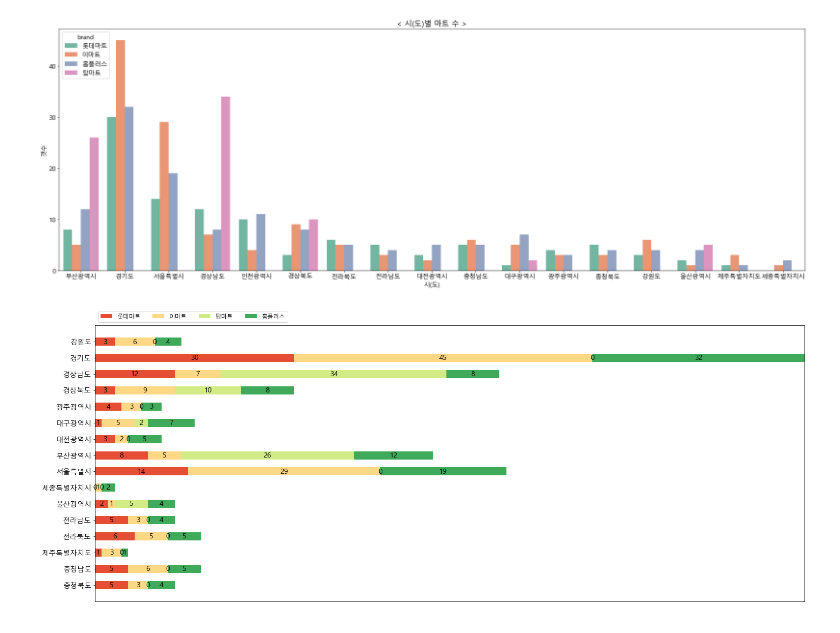
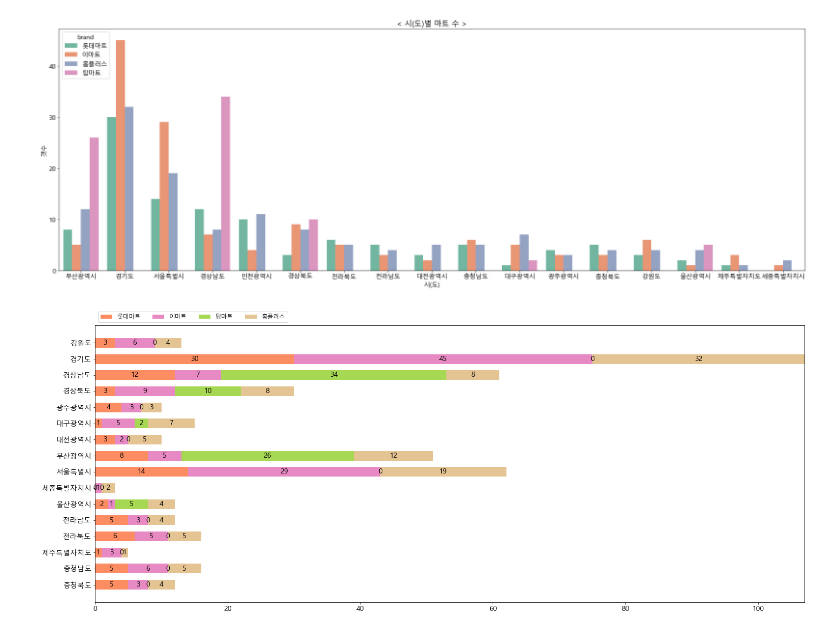
Before and after one commit to sohee0/4Mart, a Jupyter notebook: total/data_chart.ipynb, the cells around one changed output. Cells and saved outputs as stored; diff of their text form; code cells hidden in the pictures.

```diff
--- a/total/data_chart.ipynb
+++ b/total/data_chart.ipynb
@@ -77,8 +78,7 @@ Text(0, 0.5, '갯수')
 # %%
 
 
-category_names = ['롯데마트', '이마트',
-                  '탑마트', '홈플러스']
+category_names = ['롯데마트', '이마트', '탑마트', '홈플러스']
 results = {
     '강원도': [3,6,0,4],
     '경기도': [30,45,0,32],
@@ -97,48 +97,36 @@ results = {
     '충청남도': [5,6,0,5],
     '충청북도': [5,3,0,4],
 
 }
 
+def mart(count, brand):
 
-
-def mart(count, brand):
-    """
-    Parameters
-    ----------
-    results : dict
-        A mapping from question labels to a list of answers per category.
-        It is assumed all lists contain the same number of entries and that
-        it matches the length of *category_names*.
-    category_names : list of str
-        The category labels.
-    """
     labels = list(results.keys())
     data = np.array(list(results.values()))
     data_cum = data.cumsum(axis=1)
-    category_colors = plt.colormaps['RdYlGn'](
+    category_colors = plt.colormaps['Set2'](
         np.linspace(0.15, 0.85, data.shape[1]))
 
     fig, ax = plt.subplots(figsize=(25, 10))
     ax.invert_yaxis()
-    ax.xaxis.set_visible(False)
     ax.set_xlim(0, np.sum(data, axis=1).max())
 
     for i, (colname, color) in enumerate(zip(category_names, category_colors)):
         widths = data[:, i]
         starts = data_cum[:, i] - widths
-        rects = ax.barh(labels, widths, left=starts, height=0.5,
+        rects = ax.barh(labels, widths, left=starts, height=0.6,
                         label=colname, color=color)
 
         r, g, b, _ = color
-        text_color = 'black' if r * g * b < 0.5 else 'darkgrey'
+        text_color = 'black'
         ax.bar_label(rects, label_type='center', color=text_color)
-    ax.legend(ncol=len(category_names), bbox_to_anchor=(0, 1),
+        ax.legend(ncol=len(category_names), bbox_to_anchor=(0, 1),
               loc='lower left', fontsize='small')
 
     return fig, ax
 
 
 mart(results, category_names)
 plt.show()
 # %% [output]
-[figure, old version]
+[figure, new version]
```
Also changed, not shown: parts of 2 cells of this notebook, 1 other file.
